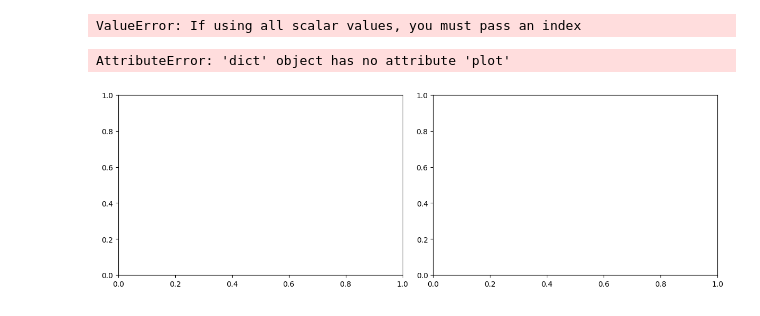
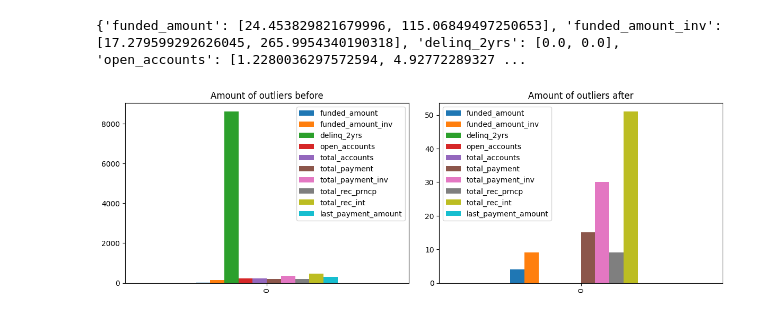
Before and after one commit to AdjunxLynx/exploratory-data-analysis---customer-loans-in-finance, a Jupyter notebook: db_util.ipynb, the cells around one changed output. Saved outputs shown, nothing was run; the diff lists cells and outputs as text; code cells hidden in the pictures.

```diff
--- a/db_util.ipynb
+++ b/db_util.ipynb
@@ -66,19 +68,18 @@ print(dataframe["payment_plan"])
 # %%
 
-plotter.visualise_outliers(dataframe, outlier_columns)
+plotter.visualise_outliers(dataframe, outlier_columns, False)
 before = dataframe
 drop_outlier_dictionary = dftransformer.find_closest_outliers(dataframe, outlier_columns)
 dataframe = dftransformer.drop_outside_bounds(dataframe, drop_outlier_dictionary)
 after = dataframe
-before_count = dftransformer.calculate_outlier_counts(before, outlier_columns)
+# %% [output]
+{'funded_amount': [24.453829821679996, 115.06849497250653], 'funded_amount_inv': [17.279599292626045, 265.9954340190318], 'delinq_2yrs': [0.0, 0.0], 'open_accounts': [1.2280036297572594, 4.92772289327 ...
-# %%
-outlier_count_before = pd.DataFrame(dftransformer.calculate_outlier_counts(before, outlier_columns))
-
-outlier_count_after = pd.DataFrame(dftransformer.calculate_outlier_counts(after, outlier_columns))
-# %% [output]
-ValueError: If using all scalar values, you must pass an index
+# %%
+count_before = dftransformer.calculate_outlier_counts(before, outlier_columns)
+count_after = dftransformer.calculate_outlier_counts(after, outlier_columns)
+before_dataframe = pd.DataFrame(data = count_before, index = [0])
+after_dataframe = pd.DataFrame(data = count_after, index = [0])
 # %%
-plotter.plot_outliers_before_after(outlier_count_before, outlier_count_after)
+plotter.plot_outliers_before_after(before_dataframe, after_dataframe)
 # %% [output]
-AttributeError: 'dict' object has no attribute 'plot'
-[figure, old version]
+[figure, new version]
```
Also changed, not shown: parts of 12 cells of this notebook, 2 other files.
